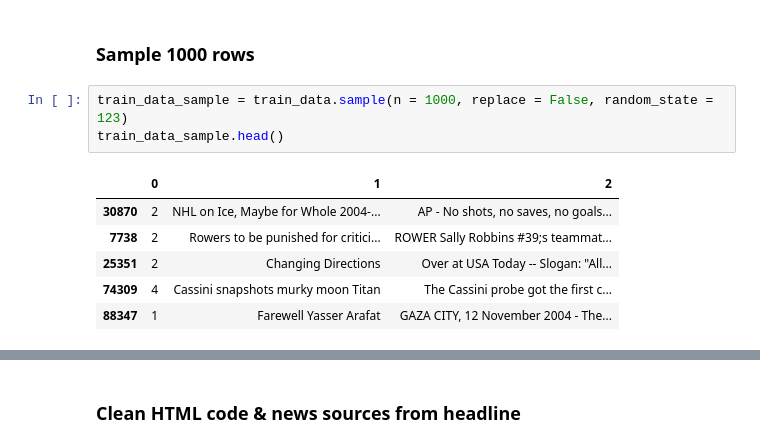
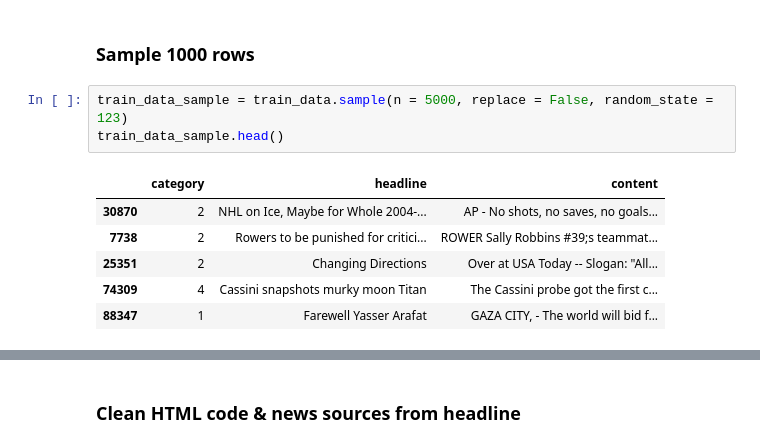
Before and after one commit to DataKnightsAI/Text-Classification-for-News-Summaries, a Jupyter notebook: pre-processing.ipynb, the cells around one changed output, grey strips where cells are left out. Saved outputs shown, nothing was run; the diff lists cells and outputs as text.

```diff
--- a/pre-processing.ipynb
+++ b/pre-processing.ipynb
@@ -68,13 +68,13 @@ test_data.head()
 # %% [markdown]
  ### Sample 1000 rows
 # %%
-train_data_sample = train_data.sample(n = 1000, replace = False, random_state = 123)
+train_data_sample = train_data.sample(n = 5000, replace = False, random_state = 123)
 train_data_sample.head()
 # %% [output]
-|  | 0 | 1 | 2 |
+|  | category | headline | content |
 | 30870 | 2 | NHL on Ice, Maybe for Whole 2004-... | AP - No shots, no saves, no goals... |
 | 7738 | 2 | Rowers to be punished for critici... | ROWER Sally Robbins #39;s teammat... |
 | 25351 | 2 | Changing Directions | Over at USA Today -- Slogan: "All... |
 | 74309 | 4 | Cassini snapshots murky moon Titan | The Cassini probe got the first c... |
-| 88347 | 1 | Farewell Yasser Arafat | GAZA CITY, 12 November 2004 - The... |
+| 88347 | 1 | Farewell Yasser Arafat | GAZA CITY, - The world will bid f... |
 # %%
```
Also changed, not shown: parts of 4 cells of this notebook, 5 other files.
